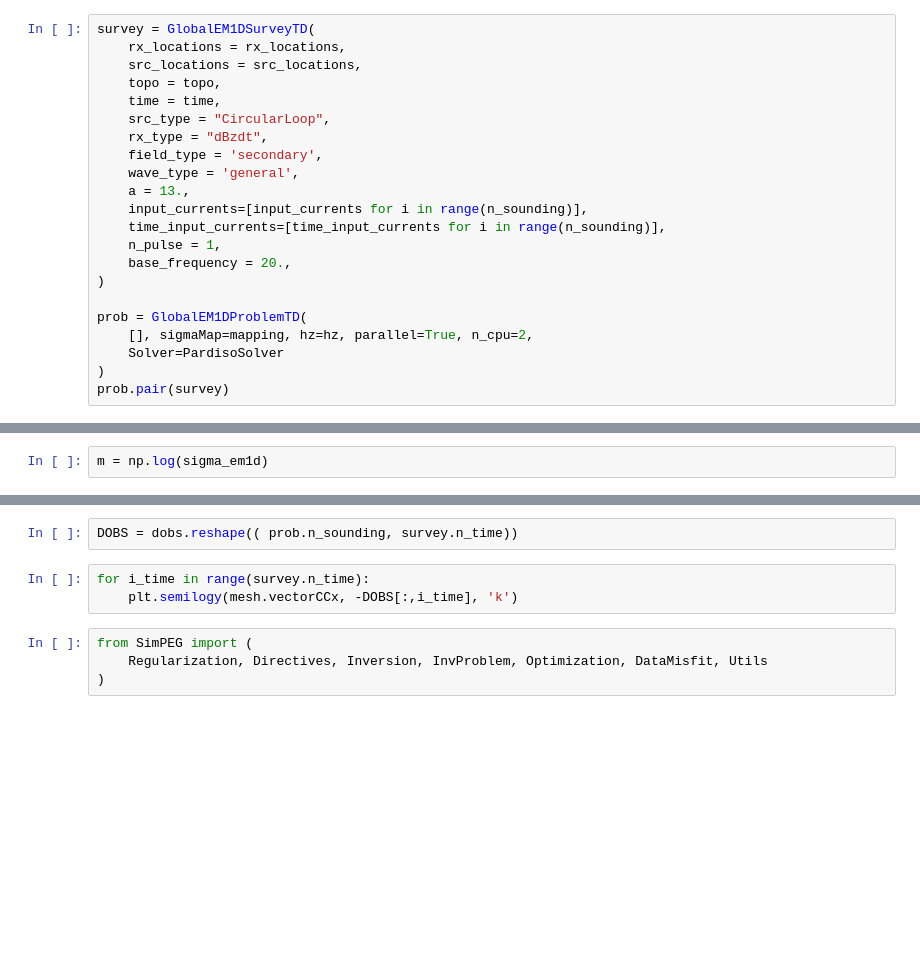
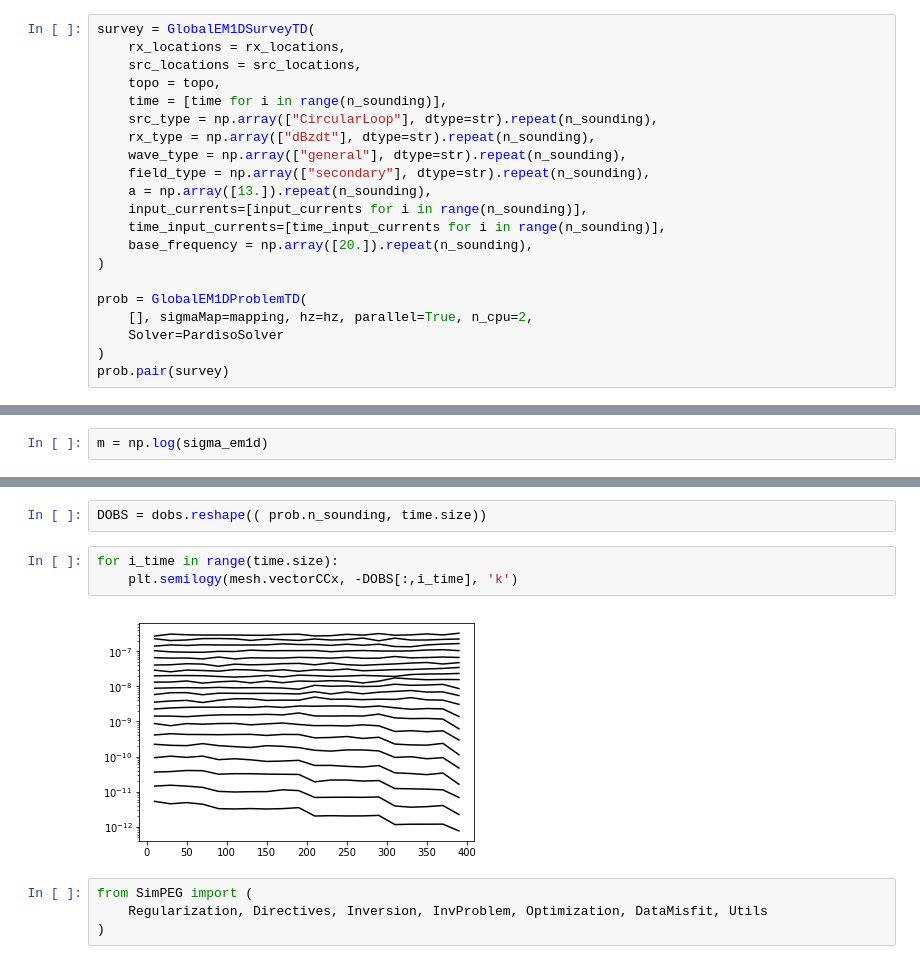
Before and after one commit to simpeg/simpegEM1D, a Jupyter notebook: notebooks/examples/Test_global_em1d_inversion_td.ipynb, the cells around one changed output, grey strips where cells are left out. Cells and saved outputs as stored; diff of their text form; blank space fills up the shorter version.

Commit message:
notebook  for time domain global problem

```diff
--- a/notebooks/examples/Test_global_em1d_inversion_td.ipynb
+++ b/notebooks/examples/Test_global_em1d_inversion_td.ipynb
@@ -64,16 +64,15 @@ survey = GlobalEM1DSurveyTD(
     rx_locations = rx_locations,
     src_locations = src_locations,
     topo = topo,
-    time = time,
-    src_type = "CircularLoop",
-    rx_type = "dBzdt",
-    field_type = 'secondary',
-    wave_type = 'general',
-    a = 13.,
+    time = [time for i in range(n_sounding)],
+    src_type = np.array(["CircularLoop"], dtype=str).repeat(n_sounding),
+    rx_type = np.array(["dBzdt"], dtype=str).repeat(n_sounding),
+    wave_type = np.array(["general"], dtype=str).repeat(n_sounding),
+    field_type = np.array(["secondary"], dtype=str).repeat(n_sounding),
+    a = np.array([13.]).repeat(n_sounding),
     input_currents=[input_currents for i in range(n_sounding)],
     time_input_currents=[time_input_currents for i in range(n_sounding)],
-    n_pulse = 1,
-    base_frequency = 20.,
+    base_frequency = np.array([20.]).repeat(n_sounding),
 )
 
 prob = GlobalEM1DProblemTD(
@@ -91,8 +95,10 @@ dobs = survey.makeSyntheticData(m, std=0.05, force=True)
 # %%
-DOBS = dobs.reshape(( prob.n_sounding, survey.n_time))
+DOBS = dobs.reshape(( prob.n_sounding, time.size))
 # %%
-for i_time in range(survey.n_time):
+for i_time in range(time.size):
     plt.semilogy(mesh.vectorCCx, -DOBS[:,i_time], 'k')
+# %% [output]
+[figure, added]
 # %%
 from SimPEG import (
     Regularization, Directives, Inversion, InvProblem, Optimization, DataMisfit, Utils
```
Also changed, not shown: parts of 3 cells of this notebook.
